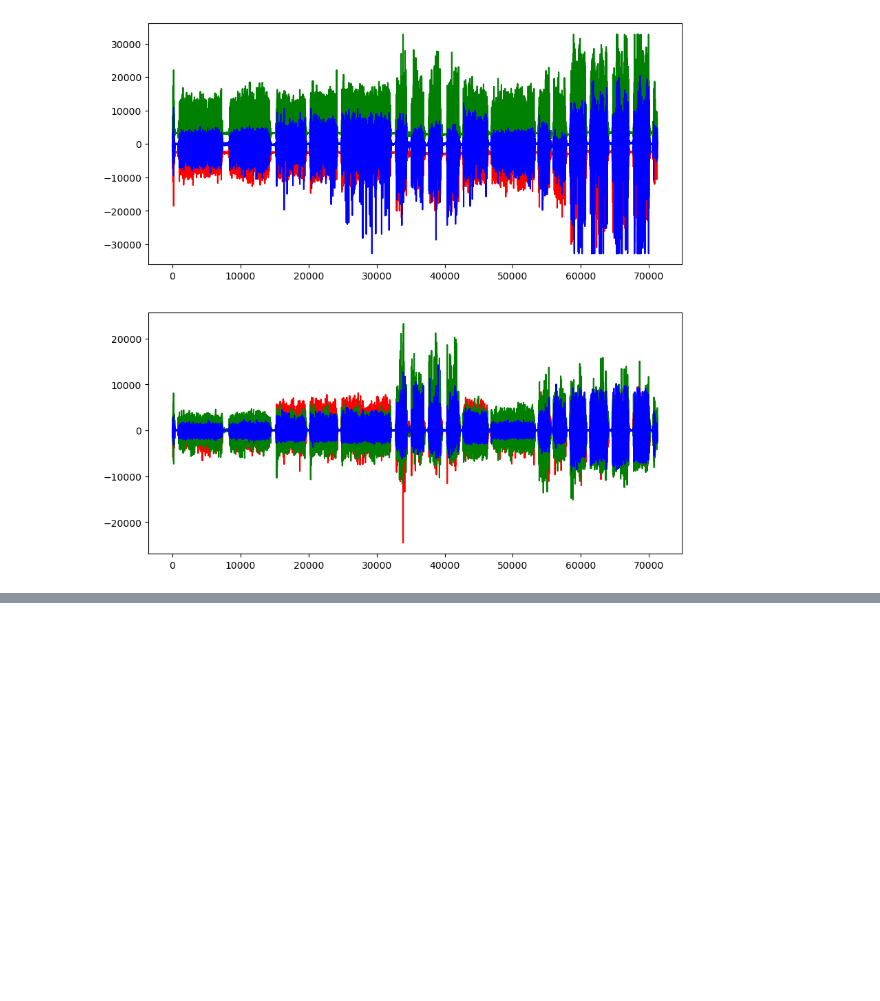
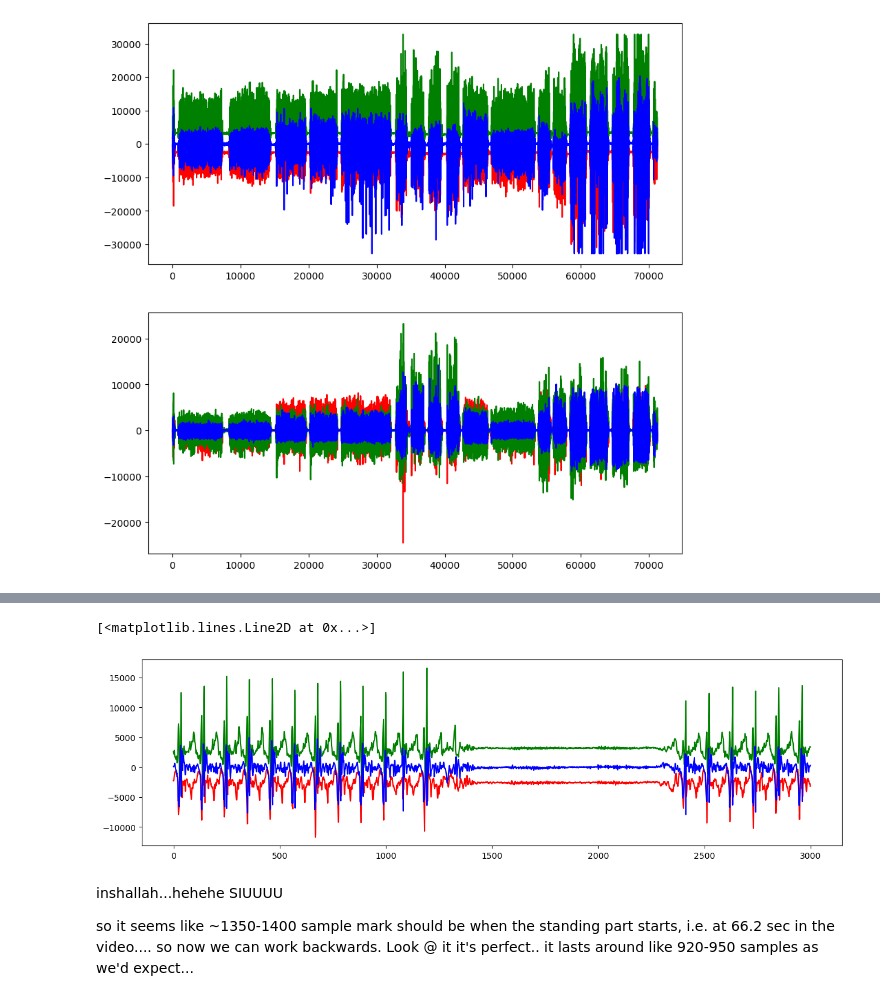
Before and after one commit to AKuinkel/cosc102-at3, a Jupyter notebook: ml_approaches_for_activity_classification.ipynb, the cells around one changed output, grey strips where cells are left out. Cells and saved outputs as stored; diff of their text form; code cells hidden in the pictures; blank space fills up the shorter version.

```diff
--- a/ml_approaches_for_activity_classification.ipynb
+++ b/ml_approaches_for_activity_classification.ipynb
@@ -71,0 +114,15 @@ ax[1].plot(z_axis_gyro, color='b')
+# %%
+focused_section_start = 6000 # as 60 sec = 60*100 samples
+focused_section_end = 9000 # same story, 90 sec = 90 * 100
+
+fig,ax = plt.subplots(figsize=(15,4))
+ax.plot(x_axis_acceleration_data[focused_section_start:focused_section_end], color='r')
+ax.plot(y_axis_acceleration_data[focused_section_start:focused_section_end], color='g')
+ax.plot(z_axis_acceleration_data[focused_section_start:focused_section_end], color='b')
+# %% [output]
+[<matplotlib.lines.Line2D at 0x...>]
+[figure, added]
+# %% [markdown]
+inshallah...hehehe SIUUUU
+
+so it seems like ~1350-1400 sample mark should be when the standing part starts, i.e. at 66.2 sec in the video.... so now we can work backwards. Look @ it it's perfect.. it lasts around like 920-950 samples as we'd expect...
```
Also changed, not shown: parts of 6 cells of this notebook.
